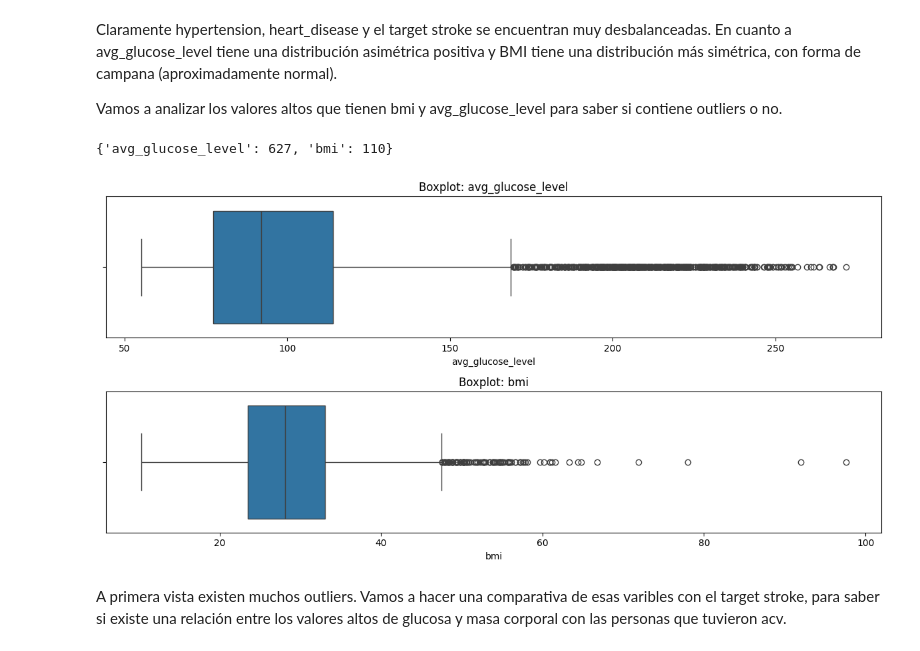
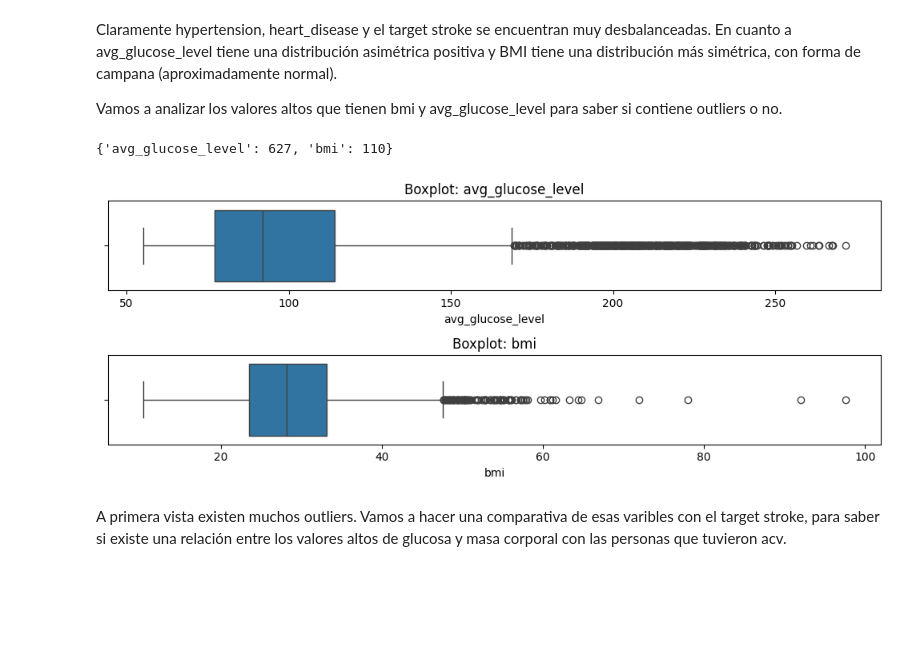
Before and after one commit to antonellagambarte/aprMaqI, a Jupyter notebook: tpfinal.ipynb, the cells around one changed output. Cells and saved outputs as stored; diff of their text form; code cells hidden in the pictures; blank space fills up the shorter version.

```diff
--- a/tpfinal.ipynb
+++ b/tpfinal.ipynb
@@ -168,22 +178,22 @@ Vamos a analizar los valores altos que tienen bmi y avg_glucose_level para saber
 # %%
 num_cols= ['avg_glucose_level','bmi']
 outlier_summary = {}
-plt.figure(figsize=(12, len(num_cols)*3))
+plt.figure(figsize=(10, len(num_cols)*2))
 for i, col in enumerate(num_cols, 1):
     plt.subplot(len(num_cols), 1, i)
     sns.boxplot(x=df_stroke[col])
     plt.title(f'Boxplot: {col}')
     q1 = df_stroke[col].quantile(0.25)
     q3 = df_stroke[col].quantile(0.75)
     iqr = q3 - q1
     lb = q1 - 1.5*iqr
     ub = q3 + 1.5*iqr
     outlier_summary[col] = int(((df_stroke[col] < lb) | (df_stroke[col] > ub)).sum())
 plt.tight_layout()
 outlier_summary
 # %% [output]
 {'avg_glucose_level': 627, 'bmi': 110}
-[figure, old version]
+[figure, new version]
 # %% [markdown]
 A primera vista existen muchos outliers. Vamos a hacer una comparativa de esas varibles con el target stroke, para saber si existe una relación entre los valores altos de glucosa y masa corporal con las personas que tuvieron acv.
 # %%
```
Also changed, not shown: parts of 12 cells of this notebook.
